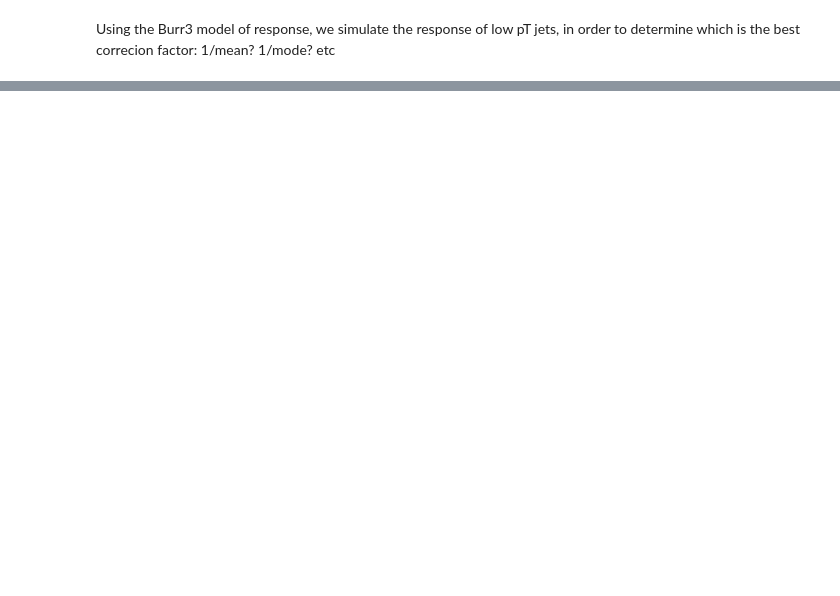
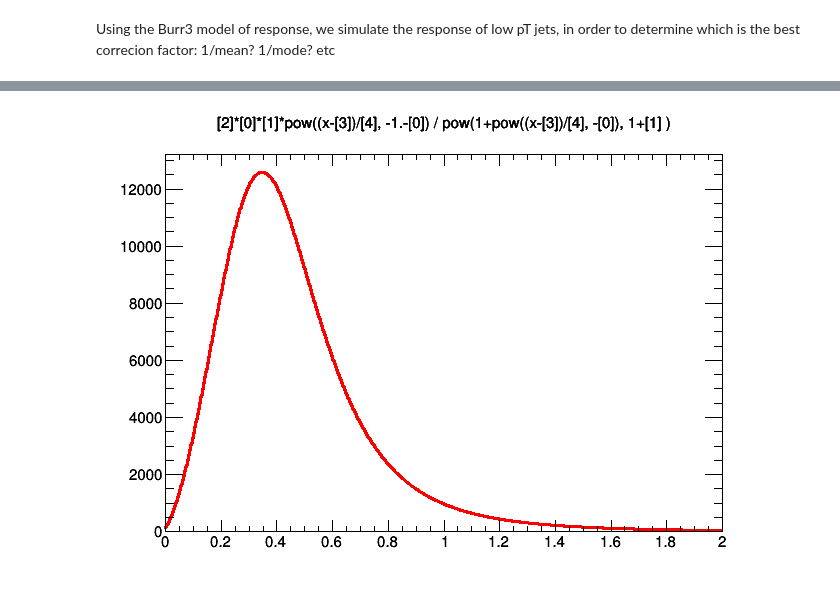
Before and after one commit to raggleton/random-notebooks, a Jupyter notebook: Applying different corrections at low pt.ipynb, the cells around one changed output, grey strips where cells are left out. Cells and saved outputs as stored; diff of their text form; code cells hidden in the pictures; blank space fills up the shorter version.

```diff
--- a/Applying different corrections at low pt.ipynb
+++ b/Applying different corrections at low pt.ipynb
@@ -154,0 +187,3 @@ plt.minorticks_on()
+# %%
+burr3_fit = ROOT.TF1("burr3", "[2]*[0]*[1]*pow((x-[3])/[4], -1.-[0]) / pow(1+pow((x-[3])/[4], -[0]), 1+[1] )", 0, 2)
+burr3_fit.SetNpx(1000)
@@ -154,0 +196,7 @@ plt.minorticks_on()
+# %%
+c = ROOT.TCanvas()
+c.SetTicks(1, 1)
+burr3_fit.Draw()
+c.Draw()
+# %% [output]
+[figure, added]
```
Also changed, not shown: parts of 31 cells of this notebook.
